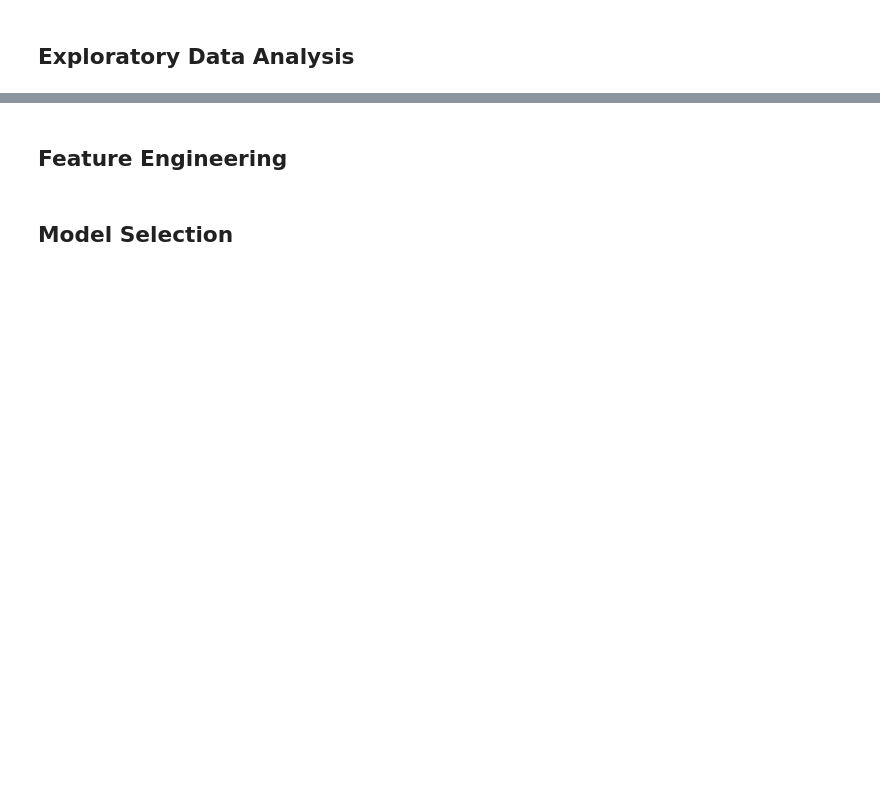
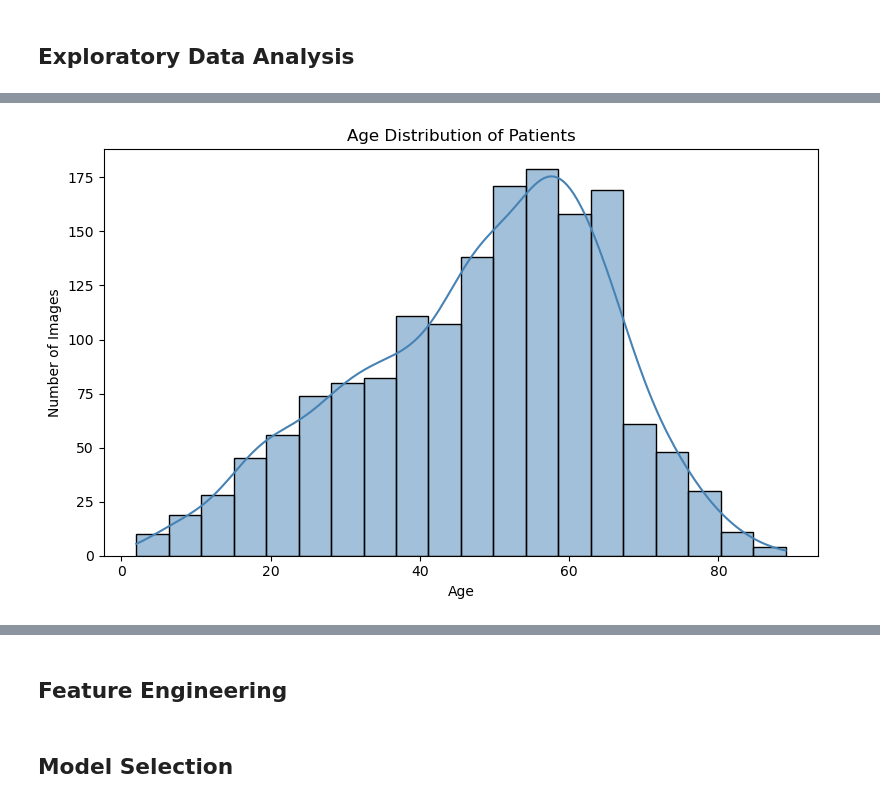
Before and after one commit to jaden-lai/Deep-Learning-Prediction-Model-for-Chest-Disease-using-X-rays, a Jupyter notebook: chest_disease_notebook.ipynb, the cells around one changed output, grey strips where cells are left out. Cells and saved outputs as stored; diff of their text form; code cells hidden in the pictures; blank space fills up the shorter version.

```diff
--- a/chest_disease_notebook.ipynb
+++ b/chest_disease_notebook.ipynb
@@ -134,0 +202,10 @@ Requirement already satisfied: MarkupSafe>=2.0 in c:\users\jlai2\anaconda3\lib\s
+# %%
+plt.figure(figsize=(8, 5))
+sns.histplot(data=chest_disease_data, x='Patient Age', kde=True, bins=20, color='steelblue')
+plt.title('Age Distribution of Patients')
+plt.xlabel('Age')
+plt.ylabel('Number of Images')
+plt.tight_layout()
+plt.show()
+# %% [output]
+[figure, added]
```
Also changed, not shown: parts of 23 cells of this notebook, 2 other files.
